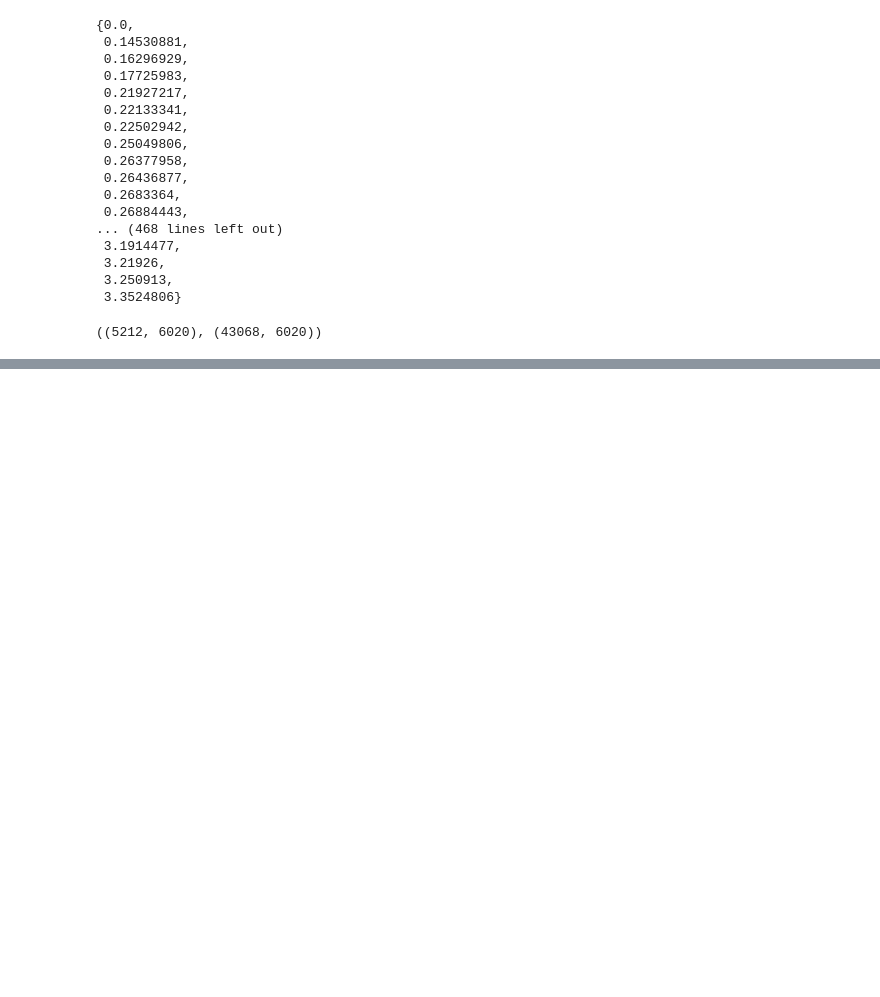
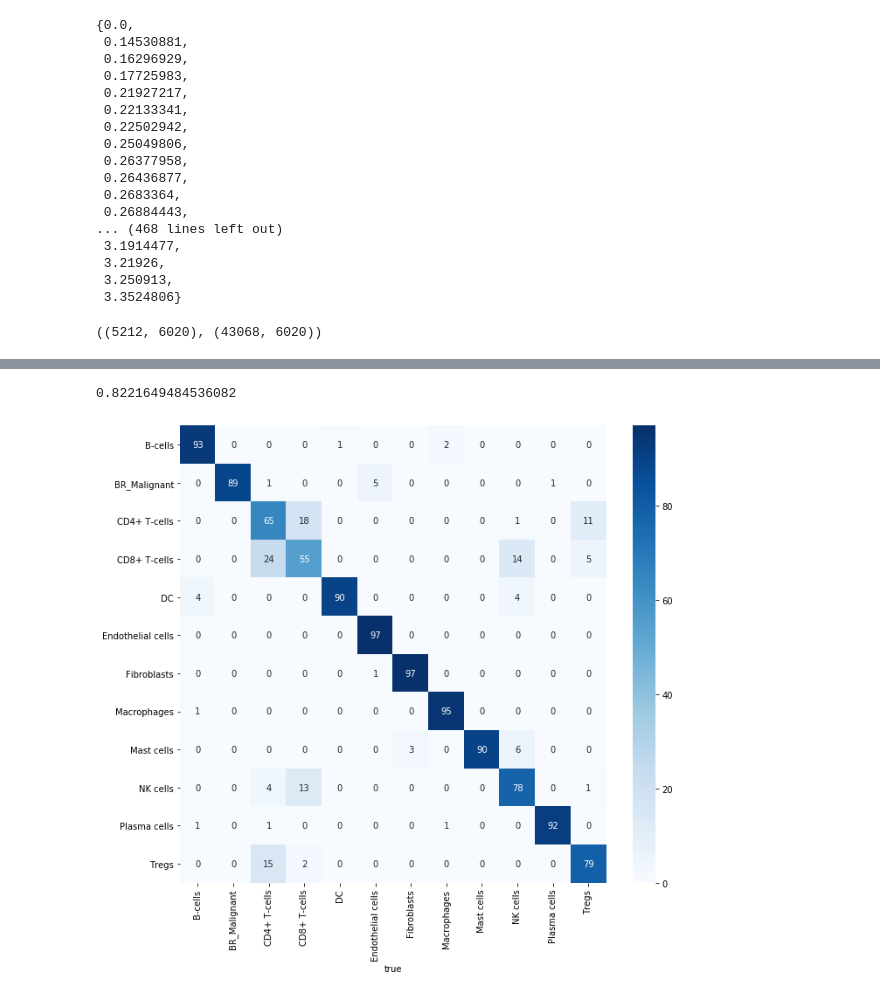
Before and after one commit to ding-lab/pollock, a Jupyter notebook: notebooks/bvae.ipynb, the cells around one changed output, grey strips where cells are left out. Drawn from its saved outputs; the diff is of its cells as text; code cells hidden in the pictures; blank space fills up the shorter version.

```diff
--- a/notebooks/bvae.ipynb
+++ b/notebooks/bvae.ipynb
@@ -602,0 +555,5 @@ KeyboardInterrupt:
+# %%
+clf = RandomForestClassifier()
+# %%
+%%time
+clf.fit(train_embeddings, y_train)
@@ -602,0 +575,4 @@ KeyboardInterrupt:
+# %%
+clf.score(val_embeddings, y_val)
+# %% [output]
+0.8221649484536082
@@ -602,0 +581,6 @@ KeyboardInterrupt:
+# %%
+preds = clf.predict(val_embeddings)
+# %%
+c_mat = confusion_matrix(y_val, preds)
+c_mat = c_mat / np.sum(c_mat, axis=1).reshape(-1, 1)
+c_mat = (c_mat * 100).astype(np.int32)
@@ -602,0 +590,10 @@ KeyboardInterrupt:
+# %%
+plt.figure(figsize=(10, 9))
+sns.heatmap(c_mat, xticklabels=encoder.categories_[0], yticklabels=encoder.categories_[0],
+           cmap='Blues',annot=True, fmt='d')
+plt.xlabel('predicted')
+plt.xlabel('true')
+plt.tight_layout()
+# plt.savefig('br_confusion_matrix.png')
+# %% [output]
+[figure, added]
```
Also changed, not shown: parts of 27 cells of this notebook.
